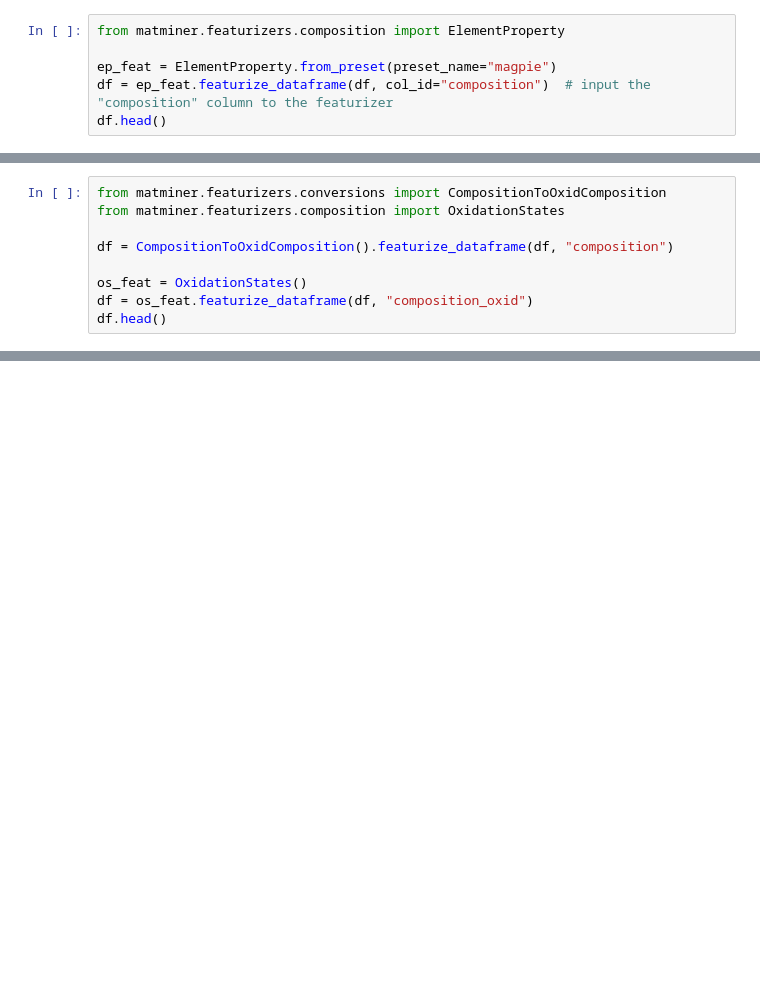
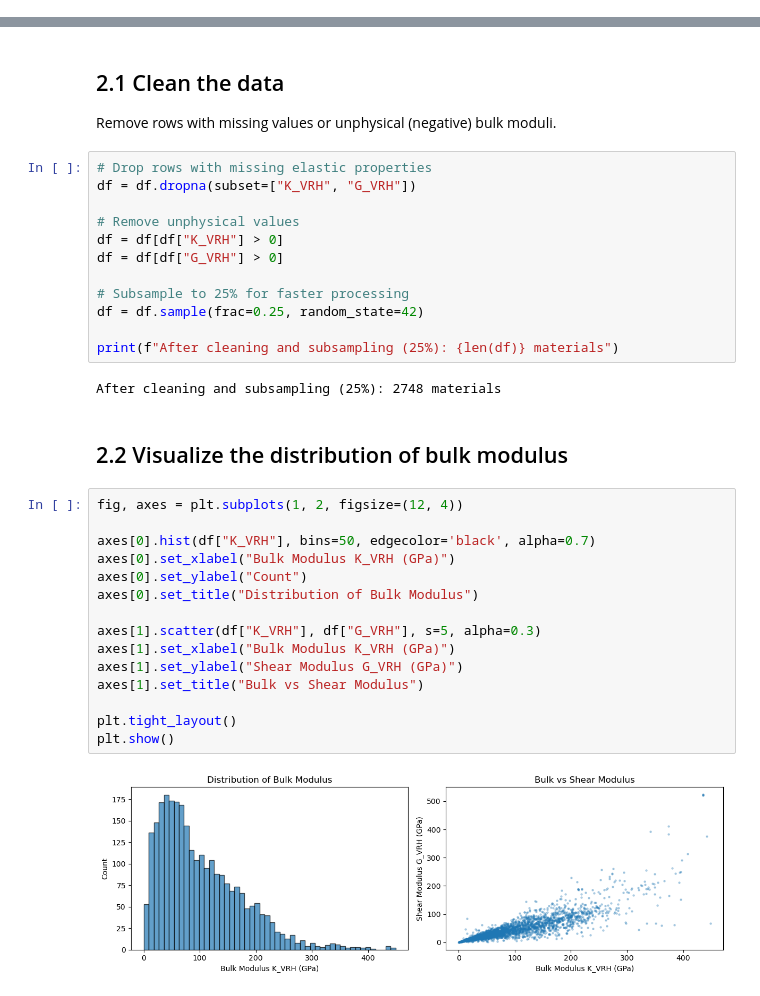
Before and after one commit to rhennig/EMA4935, a Jupyter notebook: Notebooks/06_Materials_databases.ipynb, the cells around one changed output, grey strips where cells are left out. Saved outputs shown, nothing was run; the diff lists cells and outputs as text; blank space fills up the shorter version.

```diff
--- a/Notebooks/06_Materials_databases.ipynb
+++ b/Notebooks/06_Materials_databases.ipynb
@@ -126,6 +103,0 @@ Next, we'll use one of the featurizers in matminer to add a suite of descriptors
-# %%
-from matminer.featurizers.composition import ElementProperty
-
-ep_feat = ElementProperty.from_preset(preset_name="magpie")
-df = ep_feat.featurize_dataframe(df, col_id="composition")  # input the "composition" column to the featurizer
-df.head()
@@ -159,9 +103,0 @@ There are many more Composition based featurizers apart from ``ElementProperty``
-# %%
-from matminer.featurizers.conversions import CompositionToOxidComposition
-from matminer.featurizers.composition import OxidationStates
-
-df = CompositionToOxidComposition().featurize_dataframe(df, "composition")
-
-os_feat = OxidationStates()
-df = os_feat.featurize_dataframe(df, "composition_oxid")
-df.head()
@@ -417,0 +104,37 @@ Linear regression is a **high bias, low variance** model that works well when th
+# %% [markdown]
+## 2.1 Clean the data
+
+Remove rows with missing values or unphysical (negative) bulk moduli.
+# %%
+# Drop rows with missing elastic properties
+df = df.dropna(subset=["K_VRH", "G_VRH"])
+
+# Remove unphysical values
+df = df[df["K_VRH"] > 0]
+df = df[df["G_VRH"] > 0]
+
+# Subsample to 25% for faster processing
+df = df.sample(frac=0.25, random_state=42)
+
+print(f"After cleaning and subsampling (25%): {len(df)} materials")
+# %% [output]
+After cleaning and subsampling (25%): 2748 materials
+# %% [markdown]
+## 2.2 Visualize the distribution of bulk modulus
+# %%
+fig, axes = plt.subplots(1, 2, figsize=(12, 4))
+
+axes[0].hist(df["K_VRH"], bins=50, edgecolor='black', alpha=0.7)
+axes[0].set_xlabel("Bulk Modulus K_VRH (GPa)")
+axes[0].set_ylabel("Count")
+axes[0].set_title("Distribution of Bulk Modulus")
+
+axes[1].scatter(df["K_VRH"], df["G_VRH"], s=5, alpha=0.3)
+axes[1].set_xlabel("Bulk Modulus K_VRH (GPa)")
+axes[1].set_ylabel("Shear Modulus G_VRH (GPa)")
+axes[1].set_title("Bulk vs Shear Modulus")
+
+plt.tight_layout()
+plt.show()
+# %% [output]
+[figure, added]
```
Also changed, not shown: parts of 83 cells of this notebook, 1 other file.
